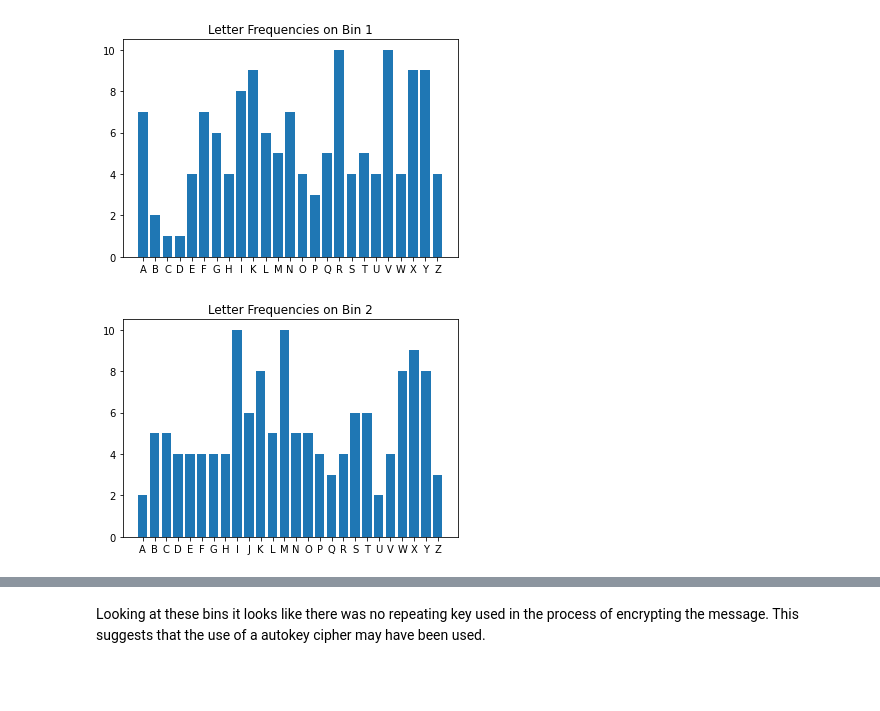
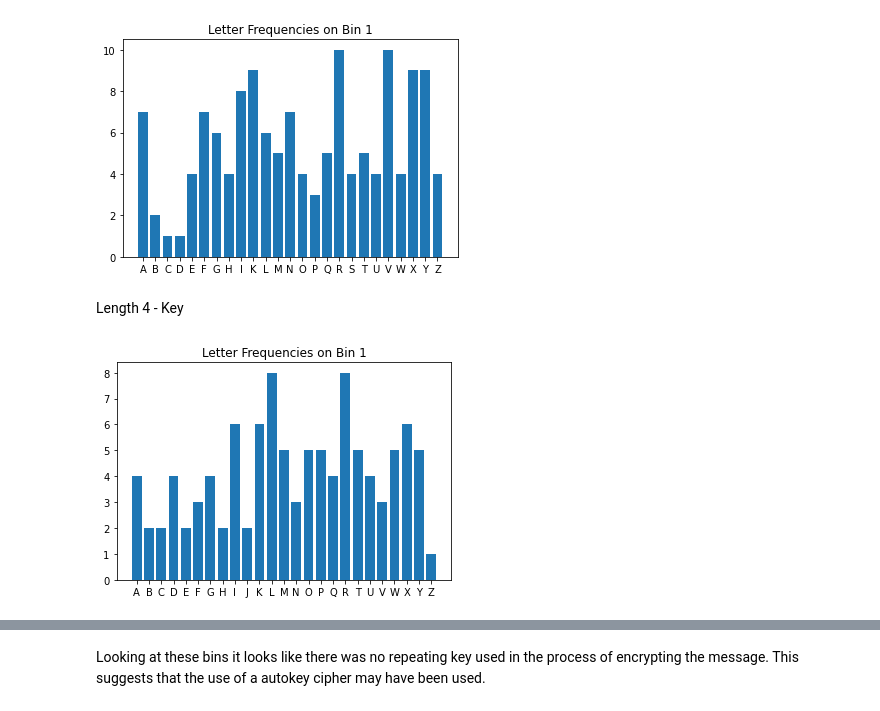
Before and after one commit to YohannesDK/DAT510, a Jupyter notebook: Assignment1/Part1.ipynb, the cells around one changed output, grey strips where cells are left out. Drawn from its saved outputs; the diff is of its cells as text; code cells hidden in the pictures; blank space fills up the shorter version.

```diff
--- a/Assignment1/Part1.ipynb
+++ b/Assignment1/Part1.ipynb
@@ -146,7 +128,10 @@ PlotLetterFrequenciesOnBin(tri_bin_frequencies, 0)
 PlotLetterFrequenciesOnBin(tri_bin_frequencies, 1)
 # %% [output]
 [figure]
-# %%
-PlotLetterFrequenciesOnBin(tri_bin_frequencies, 2)
-# %% [output]
-[figure, removed]
+# %% [markdown]
+Length 4 - Key
+# %%
+four_bin_frequencies = FrequencyAnalysisOnBins(bin_collection[1])
+PlotLetterFrequenciesOnBin(four_bin_frequencies, 1)
+# %% [output]
+[figure, added]
```
Also changed, not shown: parts of 14 cells of this notebook, 7 other files.
